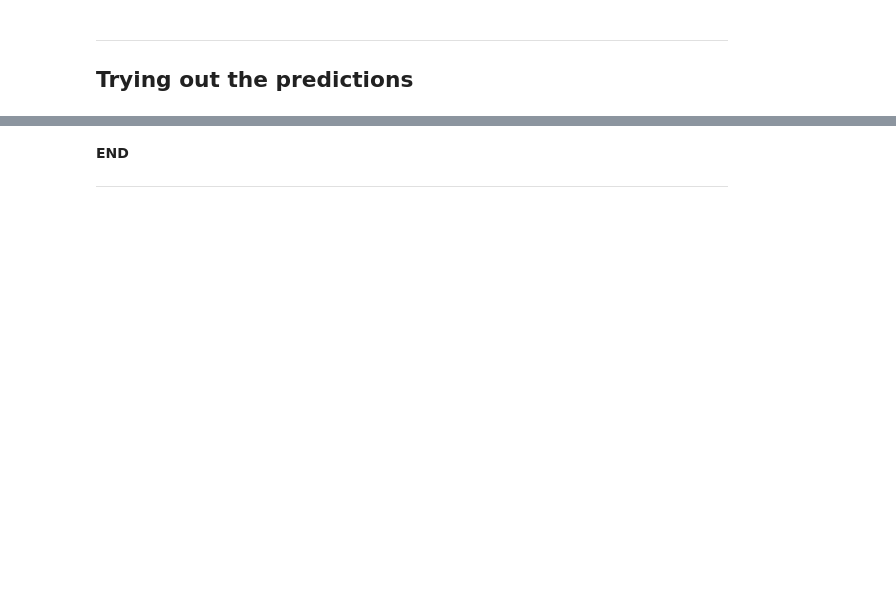
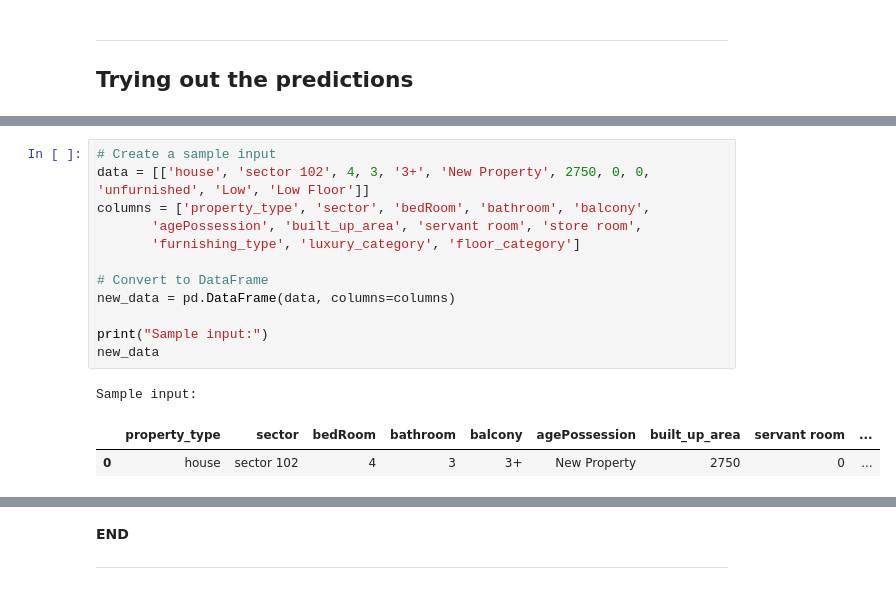
Before and after one commit to ranjanchoubey/real-estate, a Jupyter notebook: 6-modelling/6.2 model-selection.ipynb, the cells around one changed output, grey strips where cells are left out. Drawn from its saved outputs; the diff is of its cells as text; blank space fills up the shorter version.

```diff
--- a/6-modelling/6.2 model-selection.ipynb
+++ b/6-modelling/6.2 model-selection.ipynb
@@ -1043,0 +1247,16 @@ sorted(X['sector'].unique().tolist())
+# %%
+# Create a sample input
+data = [['house', 'sector 102', 4, 3, '3+', 'New Property', 2750, 0, 0, 'unfurnished', 'Low', 'Low Floor']]
+columns = ['property_type', 'sector', 'bedRoom', 'bathroom', 'balcony',
+       'agePossession', 'built_up_area', 'servant room', 'store room',
+       'furnishing_type', 'luxury_category', 'floor_category']
+
+# Convert to DataFrame
+new_data = pd.DataFrame(data, columns=columns)
+
+print("Sample input:")
+new_data
+# %% [output]
+Sample input:
+|  | property_type | sector | bedRoom | bathroom | balcony | agePossession | built_up_area | servant room | ... |
+| 0 | house | sector 102 | 4 | 3 | 3+ | New Property | 2750 | 0 | ... |
```
Also changed, not shown: parts of 35 cells of this notebook, 4 other files.
